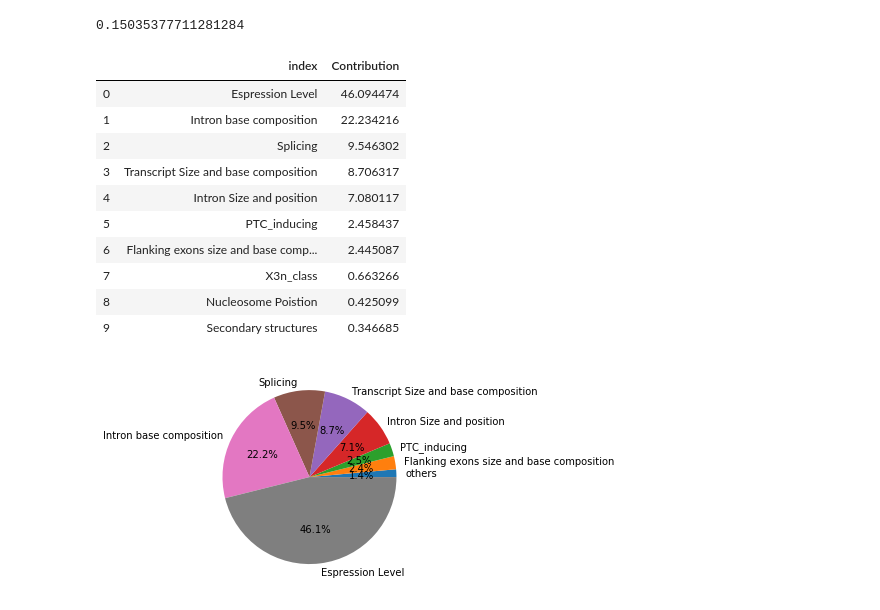
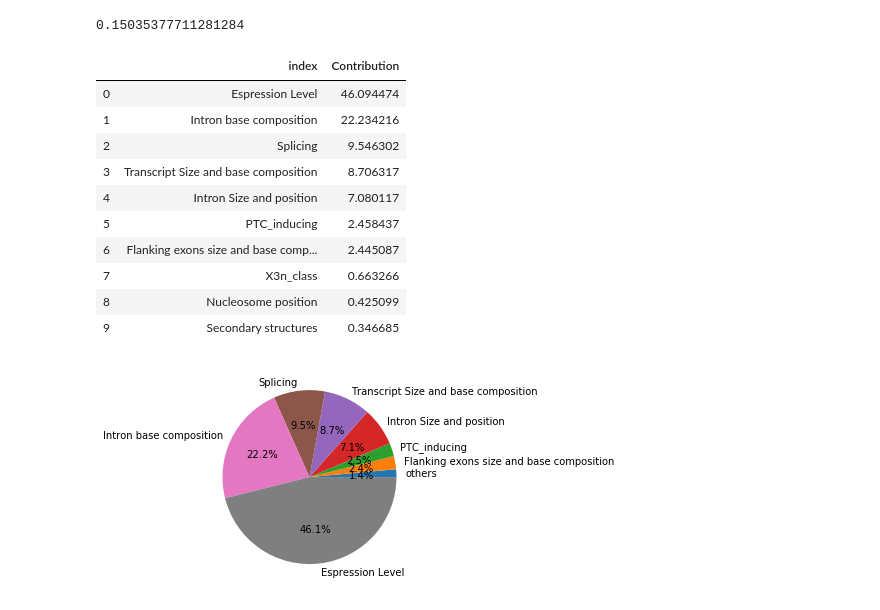
Before and after one commit to CL-CHEN-Lab/Nucleosome, a Jupyter notebook: Gnan et al 2021/4 - Model.ipynb, the cells around one changed output. Drawn from its saved outputs; the diff is of its cells as text; code cells hidden in the pictures.

```diff
--- a/Gnan et al 2021/4 - Model.ipynb
+++ b/Gnan et al 2021/4 - Model.ipynb
@@ -159,6 +159,7 @@ corr.loc[['GC','DeltaGC']][['GC','DeltaGC']]
 def select_variables(Info,Par):
     RUN=True
     P=Par
+    excluded=[]
     while RUN:
         x=Info[P]
         vif= pd.DataFrame()
@@ -167,6 +168,8 @@ def select_variables(Info,Par):
         if np.any(vif.VIF >= 5):
             highest=vif.sort_values(['VIF'],ascending=False).reset_index(drop=True).iloc[0,0]
             P=[p for p in P if p != highest]
+            excluded.append(highest)
         else :
             RUN = False
+    print(excluded)
     return (P)
@@ -242,8 +249,14 @@ def fit_data(genes_info,COL,list_par):
 # %%
 old_paramentes=[]
 Final_List_par=List_par
+excluded ={}
 while set(old_paramentes)!=set(Final_List_par):
     old_paramentes=Final_List_par
     Mult_lin_NMD=fit_data(Introns_info,'Splice_eff_NMD',Final_List_par)
     data=calculate_model_info(Mult_lin_NMD,corr,'Splice_eff_NMD')
     Final_List_par=[i for i in data.query('Sig')['index'].values]
+    for i,p in data.query('Sig==False')[['index','adj_pval']].values:
+        excluded[i]=p
+
+#excluded parameters
+excluded
@@ -280,37 +298,37 @@ Change={
     'GC_Transcrip':'Transcript Size and base composition',
     'TG':'Intron base composition',
     'nextExon_Size':'Flanking exons size and base composition',
     'X3n_class':'X3n_class',
     'TG_Transcrip':'Transcript Size and base composition',
     'TC_Transcrip':'Transcript Size and base composition',
     'GC_nextExon':'Flanking exons size and base composition',
     'GC_prevExon':'Flanking exons size and base composition',
     'TG_nextExon':'Flanking exons size and base composition',
     'TC_nextExon':'Flanking exons size and base composition',
-    'distance_center':'Nucleosome Poistion',
-    'MNase':'Nucleosome Poistion',
-    'MNase_nextExon':'Nucleosome Poistion',
+    'distance_center':'Nucleosome position',
+    'MNase':'Nucleosome position',
+    'MNase_nextExon':'Nucleosome position',
     'TG_prevExon':'Flanking exons size and base composition',
     'DeltaG_50b':'Secondary structures',
     'DeltaG_50b_int':'Secondary structures',
     'DeltaG_50b_int_50a':'Secondary structures'
 
 
 }
 sub=sub.assign(index=sub['index'].apply(lambda x: Change[x] if x in Change.keys() else x))
 sub=sub.groupby('index').agg({'Contribution':'sum'}).sort_values(['Contribution'],ascending=False).reset_index()
 sub
 # %% [output]
 |  | index | Contribution |
 | 0 | Espression Level | 46.094474 |
 | 1 | Intron base composition | 22.234216 |
 | 2 | Splicing | 9.546302 |
 | 3 | Transcript Size and base composition | 8.706317 |
 | 4 | Intron Size and position | 7.080117 |
 | 5 | PTC_inducing | 2.458437 |
 | 6 | Flanking exons size and base comp... | 2.445087 |
 | 7 | X3n_class | 0.663266 |
-| 8 | Nucleosome Poistion | 0.425099 |
+| 8 | Nucleosome position | 0.425099 |
 | 9 | Secondary structures | 0.346685 |
 # %%
 sub=sub.query('Contribution > 1 ').reset_index()
```
Also changed, not shown: parts of 3 cells of this notebook.
